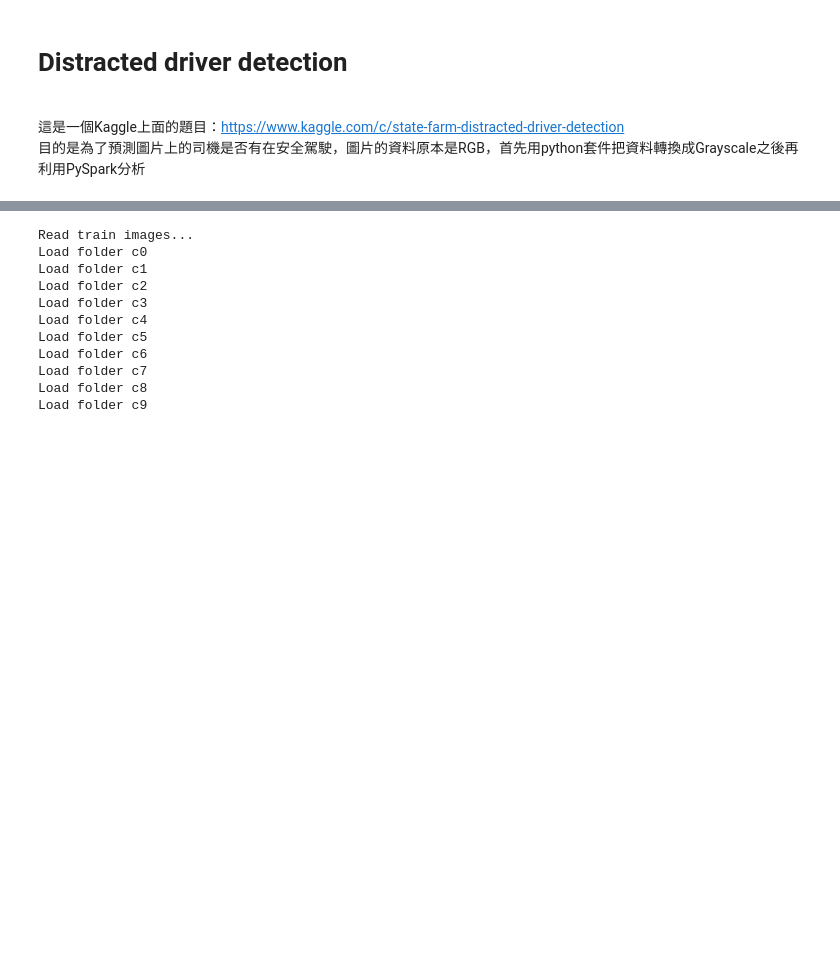
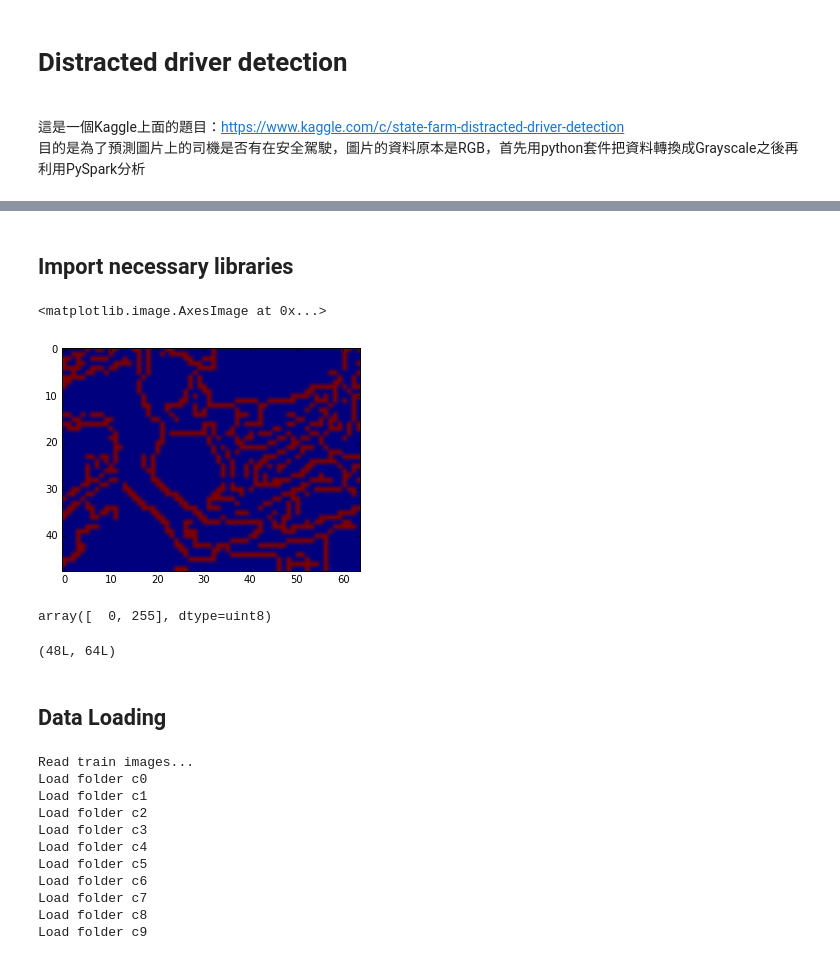
Before and after one commit to kyoyachuan/datascienceProject, a Jupyter notebook: pyspark_analysis.ipynb, the cells around one changed output, grey strips where cells are left out. Drawn from its saved outputs; the diff is of its cells as text; code cells hidden in the pictures; blank space fills up the shorter version.

```diff
--- a/pyspark_analysis.ipynb
+++ b/pyspark_analysis.ipynb
@@ -30,3 +46,5 @@ sqlContext = pyspark.sql.SQLContext(sc) #DataFrame需要用到的SQL context
+# %% [markdown]
+## Import necessary libraries
 # %%
 import pyspark.mllib
 import pyspark.mllib.regression
@@ -37,5 +58,5 @@ from pyspark.mllib.tree import DecisionTree
 # %%
-img_rows, img_cols = 96,128
+img_rows, img_cols = 48,64
 # %%
 def get_image(path, img_rows, img_cols, color_type=1):
     # Load as grayscale
@@ -47,6 +68,21 @@ def get_image(path, img_rows, img_cols, color_type=1):
     resized = cv2.resize(img, (img_cols, img_rows))
     edges = cv2.Canny(resized, 90, 250)
     return edges
+# %%
+a = get_image('C:/Users/Jing Kai/Desktop/Ipython/Kaggle/Driver/sample/train/c0/img_5605.jpg',img_rows,img_cols)
+# %%
+plt.imshow(a)
+# %% [output]
+<matplotlib.image.AxesImage at 0x...>
+[figure, added]
+# %%
+unique(a)
+# %% [output]
+array([  0, 255], dtype=uint8)
+# %%
+shape(a)
+# %% [output]
+(48L, 64L)
 # %%
 def load_train(img_rows, img_cols, color_type=1):
     X_train = []
@@ -66,5 +112,7 @@ def load_train(img_rows, img_cols, color_type=1):
 
     return X_train
+# %% [markdown]
+## Data Loading
 # %%
 X_train = load_train(img_rows,img_cols)
 # %% [output]
```
Also changed, not shown: parts of 35 cells of this notebook.
